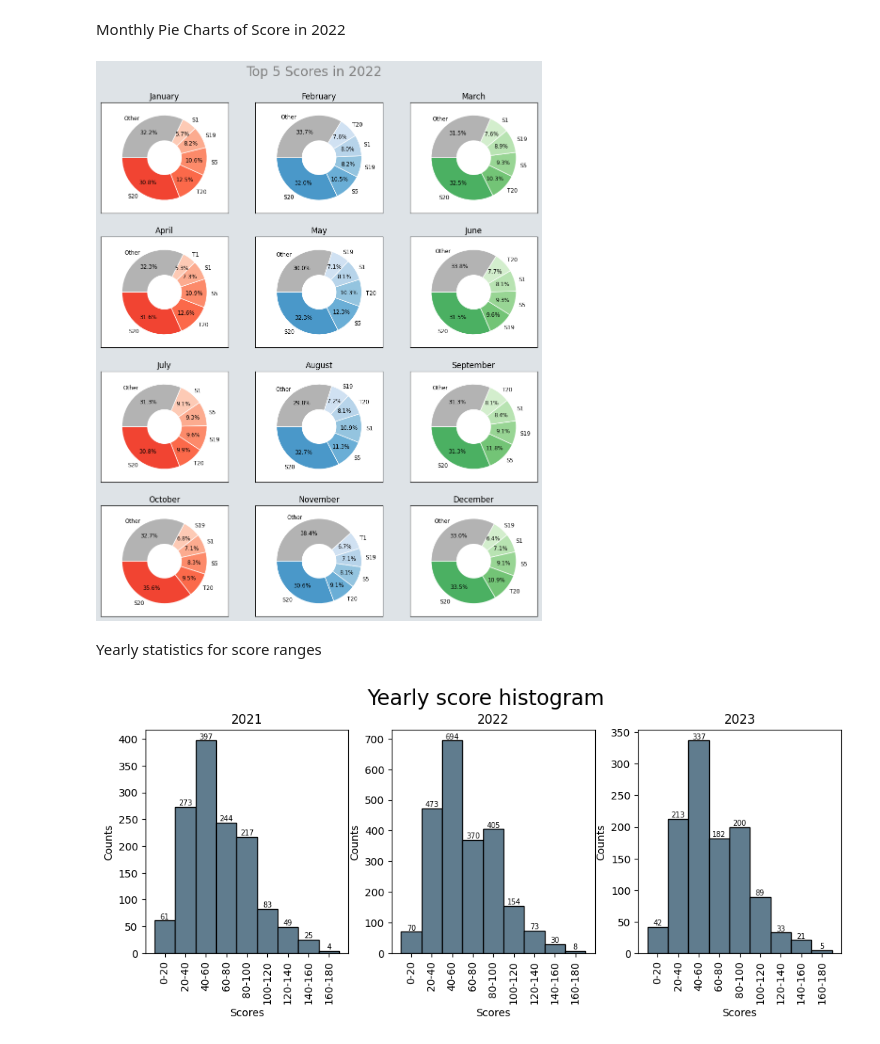
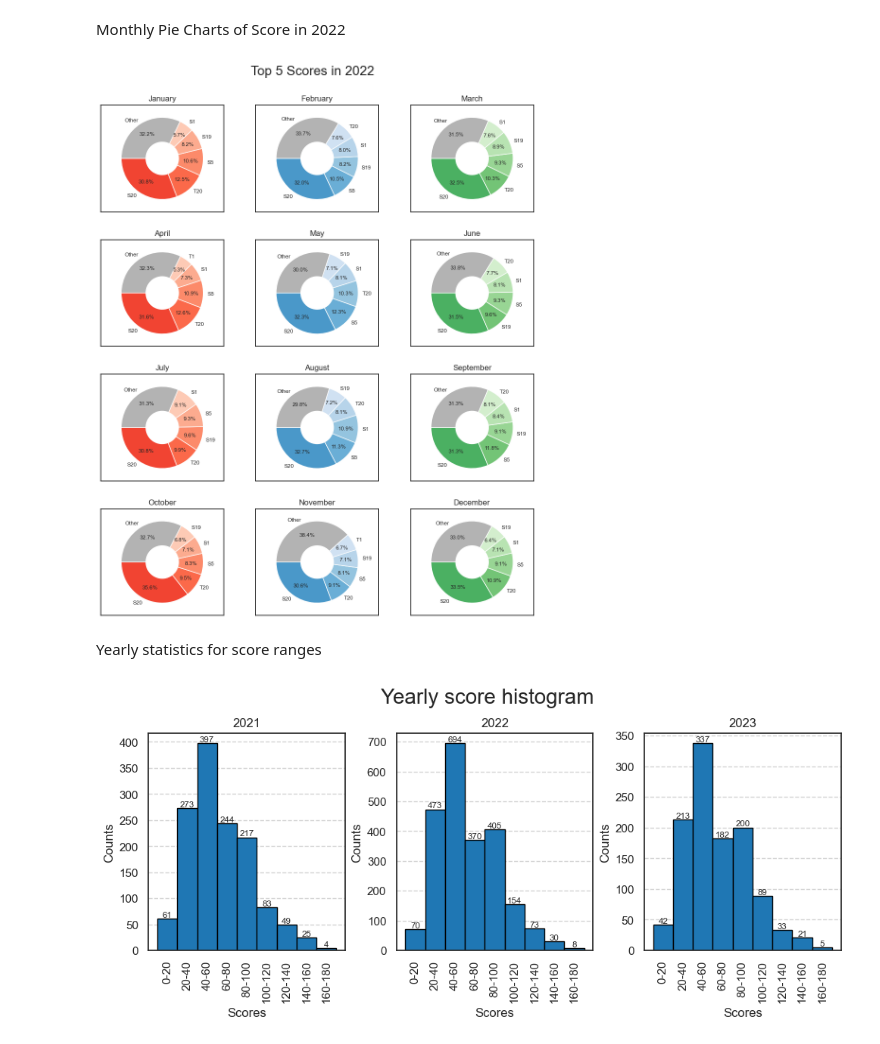
Before and after one commit to KSaccer/jupyter_darts_statistics, a Jupyter notebook: darts_statistics.ipynb, the cells around one changed output. Cells and saved outputs as stored; diff of their text form; code cells hidden in the pictures.

```diff
--- a/darts_statistics.ipynb
+++ b/darts_statistics.ipynb
@@ -119,0 +78,8 @@ df_field["field"].hist(ax=axs[1], color='lightsteelblue', edgecolor='black', gri
+# %%
+sns.set_theme(style="white")
+fig, ax = plt.subplots(1, 1, figsize=(14,5))
+fig.suptitle("Score histogram", fontsize=20)
+plt.tight_layout()
+ax.set_axisbelow(True)
+ax.yaxis.grid(color='gray', linestyle='dashed')
+sns.histplot(data=df["prefix"] + df["score"].astype(str), color="tab:blue")
@@ -125,8 +124,8 @@ df_field = df.copy()
 df_field["field"] = df["prefix"] + df["score"].astype(str)
 
 # Creating main plot layout with title
-fig, axs = plt.subplots(4, 3, figsize=(10,12), facecolor='#dee3e7')
-fig.suptitle("Top 5 Scores in 2022", fontsize=20, color="Gray", y=1.01)
+fig, axs = plt.subplots(4, 3, figsize=(10,12), facecolor='white')
+fig.suptitle("Top 5 Scores in 2022", fontsize=20, y=1.01)
 plt.tight_layout()
 
 # Defining constants for plots
@@ -152,7 +151,8 @@ for i in range(12):
 
     # Creating and formatting the pie plot
     row, col = i // 3, i % 3
-    axs[row, col].pie(pie_top5,
+    axs[row, col].pie(
+        pie_top5,
         labels=pie_top5.index,
         colors=colors[i % 3],
         autopct='%1.1f%%',
@@ -160,7 +160,7 @@ for i in range(12):
         startangle=180,
         counterclock=True,
         wedgeprops={"linewidth": 1, "edgecolor": "white", "width": 0.6},
-        textprops={'size': 'smaller'},
+        textprops={'size': 'x-small'},
         frame=True
         )
 
@@ -175,7 +175,7 @@ for i in range(12):
     # ADding title
     axs[row, col].set_title(month.month_name())
 # %% [output]
-[figure, old version]
+[figure, new version]
 # %% [markdown]
 Yearly statistics for score ranges
 # %%
@@ -187,6 +187,7 @@ df_value = df[cols].groupby([df.index, "round_nr", "throw_nr"]).sum()
 fig, axs = plt.subplots(1, 3, figsize=(10,4))
 fig.suptitle("Yearly score histogram", fontsize=20)
 plt.tight_layout()
+sns.set_theme(style="white")
 
 # Plotting loop
 year_filter = pd.to_datetime("2021-01-01")
@@ -196,34 +197,36 @@ while year_filter.year <= datetime.datetime.now().year:
 
     # Filtering dataframe to the specific year
     df_year = df[(df.index >= year_filter) &
                             (df.index < year_filter + pd.DateOffset(years=1))]
     df_year_value = df_year[cols].groupby([df_year.index, "round_nr", "throw_nr"]).sum()
-    # df_year_value.to_csv(f"df_year_value_{year_filter.year}")
 
     # Creating hist plot
     hist_plot = df_year_value.plot.hist(
 
         bins=9,
         range=(0,180),
         legend=False,
         xlabel="Scores",
         ylabel="Counts",
         rot=90,
         title=year_filter.year,
-        color="#607c8e",
+        color="tab:blue",
         edgecolor="black",
-        ax=axs[plot_col]
+        ax=axs[plot_col],
+        grid=False
         )
 
     #Formatting plots
     axs[plot_col].set_xticks(range(10,190,20))
     axs[plot_col].set_xticklabels([f"{i}-{i+20}" for i in range (0, 180, 20)])
     axs[plot_col].bar_label
+    axs[plot_col].set_axisbelow(True)
+    axs[plot_col].yaxis.grid(color='lightgray', linestyle='dashed')
 
     for c in hist_plot.containers:
         hist_plot.bar_label(c, fontsize="x-small")
 
     plot_col += 1
     year_filter += pd.DateOffset(years=1)
 # %% [output]
-[figure, old version]
+[figure, new version]
```
Also changed, not shown: parts of 9 cells of this notebook.
